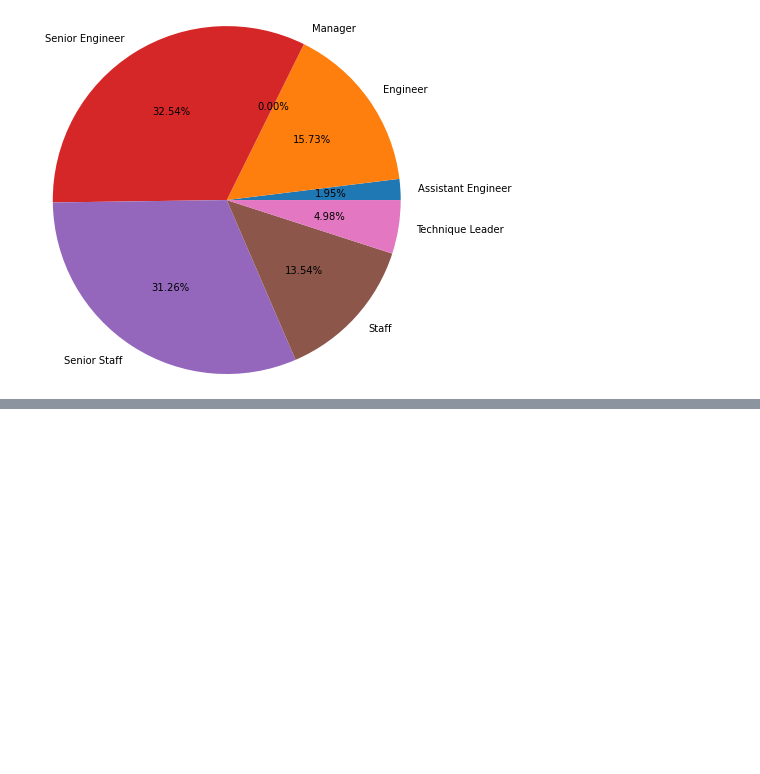
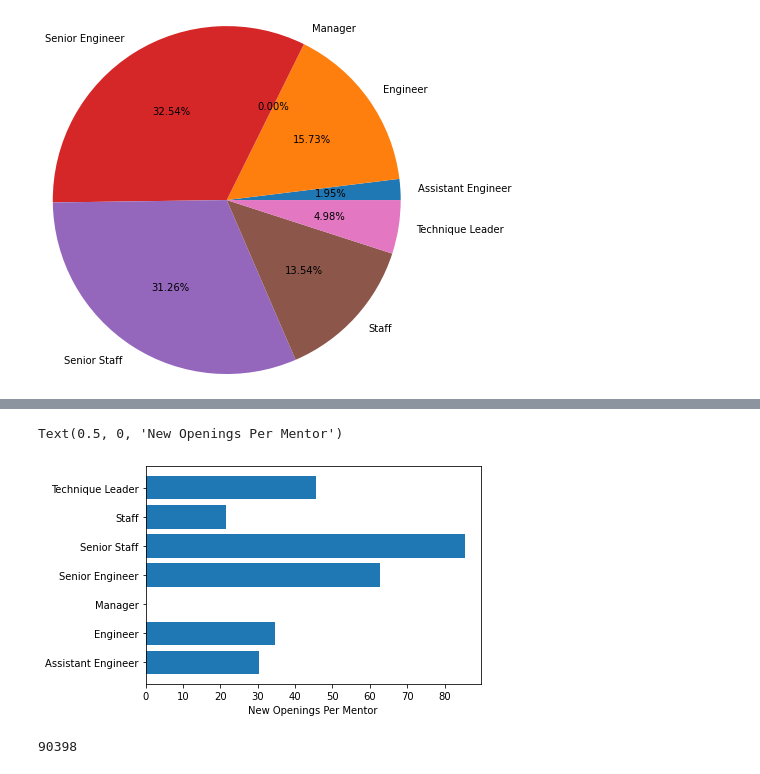
Before and after one commit to r3ginam/Pewlett-Hackard-Analysis, a Jupyter notebook: Data/graphs.ipynb, the cells around one changed output, grey strips where cells are left out. Saved outputs shown, nothing was run; the diff lists cells and outputs as text; code cells hidden in the pictures; blank space fills up the shorter version.

Commit message:
small changes to graphs.ipynb

```diff
--- a/Data/graphs.ipynb
+++ b/Data/graphs.ipynb
@@ -61,3 +62,6 @@ plt.savefig('total_retiring_pie.png')
 plt.show()
 # %% [output]
 [figure]
+# %%
+titles_per_mentor = titles_total/mentorship_total
+titles_per_mentor
@@ -63,0 +78,12 @@ plt.show()
+# %%
+titles = ("Assistant Engineer", "Engineer", "Manager", "Senior Engineer", "Senior Staff", "Staff", "Technique Leader")
+y_pos = np.arange(len(titles))
+plt.barh(titles, titles_per_mentor)
+plt.xlabel("New Openings Per Mentor")
+# %% [output]
+Text(0.5, 0, 'New Openings Per Mentor')
+[figure, added]
+# %%
+unique_df.count()["emp_no"]
+# %% [output]
+90398
```
Also changed, not shown: parts of 2 cells of this notebook.
